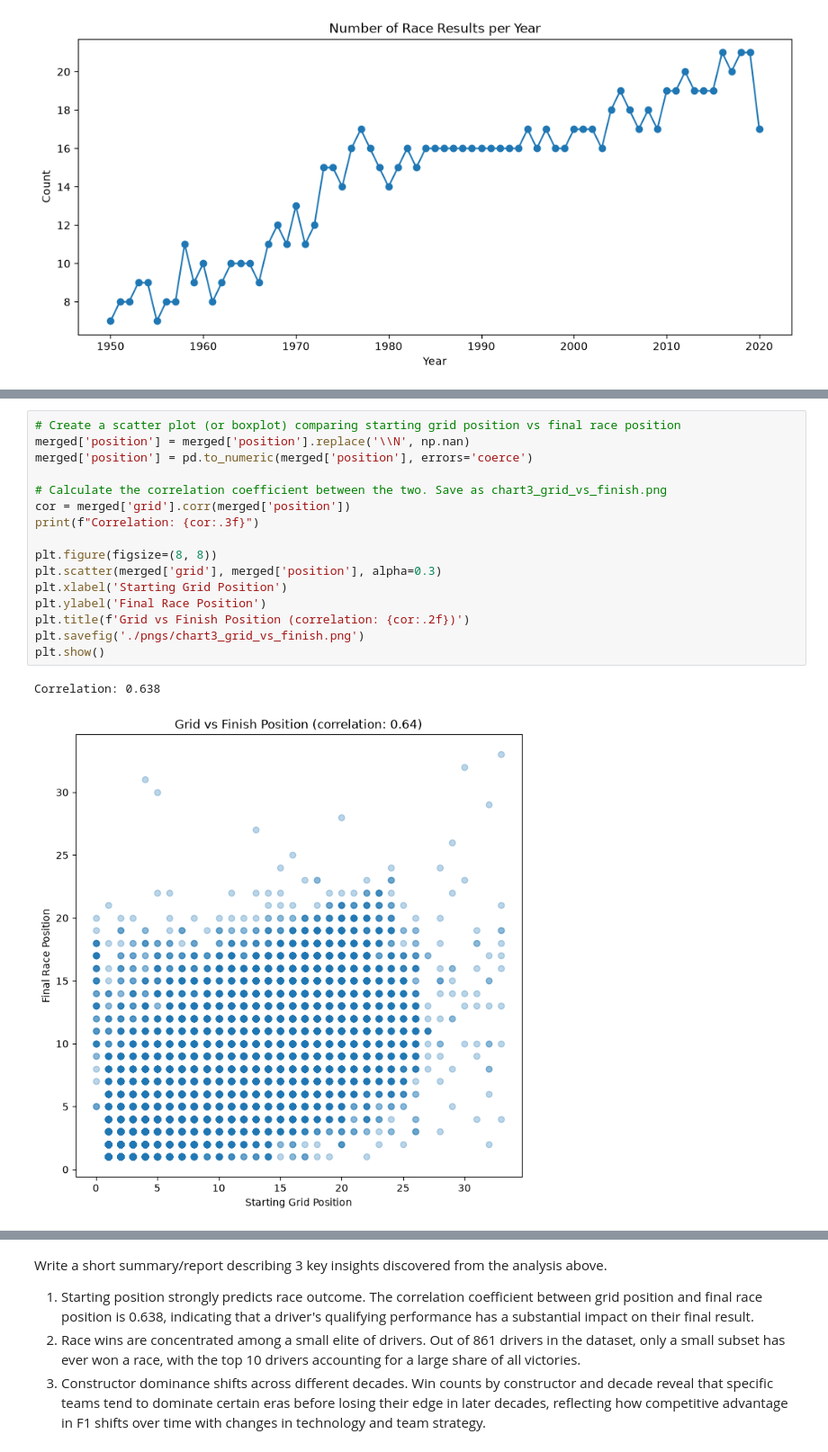
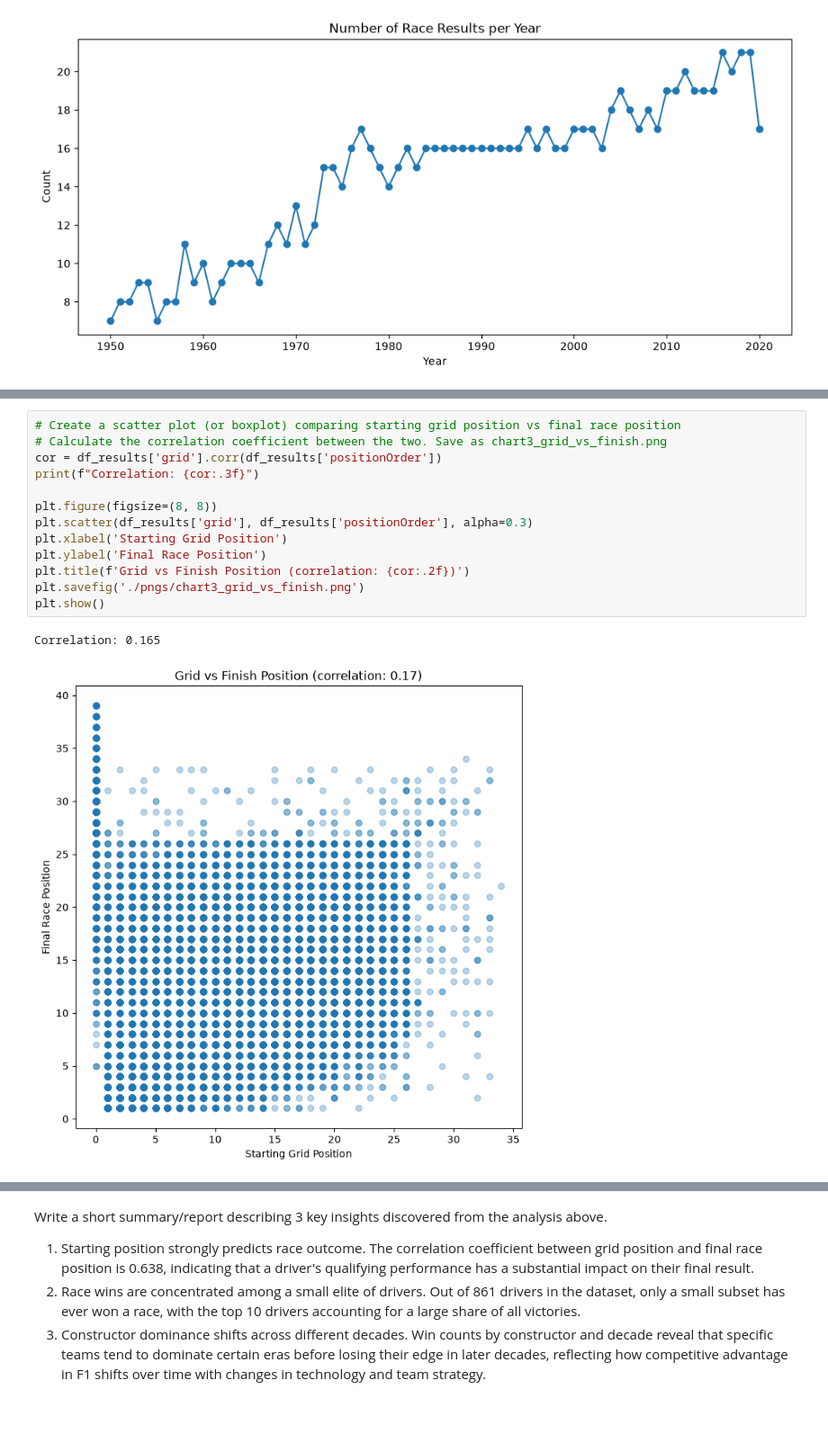
Before and after one commit to geunchankim-glitch/data-practice, a Jupyter notebook: chan/task.ipynb, the cells around one changed output, grey strips where cells are left out. Shown at 90% size. Cells and saved outputs as stored; diff of their text form; blank space fills up the shorter version.

```diff
--- a/chan/task.ipynb
+++ b/chan/task.ipynb
@@ -314,19 +332,16 @@ plt.show()
 # %%
 # Create a scatter plot (or boxplot) comparing starting grid position vs final race position
-merged['position'] = merged['position'].replace('\\N', np.nan)
-merged['position'] = pd.to_numeric(merged['position'], errors='coerce')
-
 # Calculate the correlation coefficient between the two. Save as chart3_grid_vs_finish.png
-cor = merged['grid'].corr(merged['position'])
+cor = df_results['grid'].corr(df_results['positionOrder'])
 print(f"Correlation: {cor:.3f}")
 
 plt.figure(figsize=(8, 8))
-plt.scatter(merged['grid'], merged['position'], alpha=0.3)
+plt.scatter(df_results['grid'], df_results['positionOrder'], alpha=0.3)
 plt.xlabel('Starting Grid Position')
 plt.ylabel('Final Race Position')
 plt.title(f'Grid vs Finish Position (correlation: {cor:.2f})')
 plt.savefig('./pngs/chart3_grid_vs_finish.png')
 plt.show()
 # %% [output]
-Correlation: 0.638
+Correlation: 0.165
-[figure, old version]
+[figure, new version]
```
Also changed, not shown: parts of 11 cells of this notebook, 2 other files.
